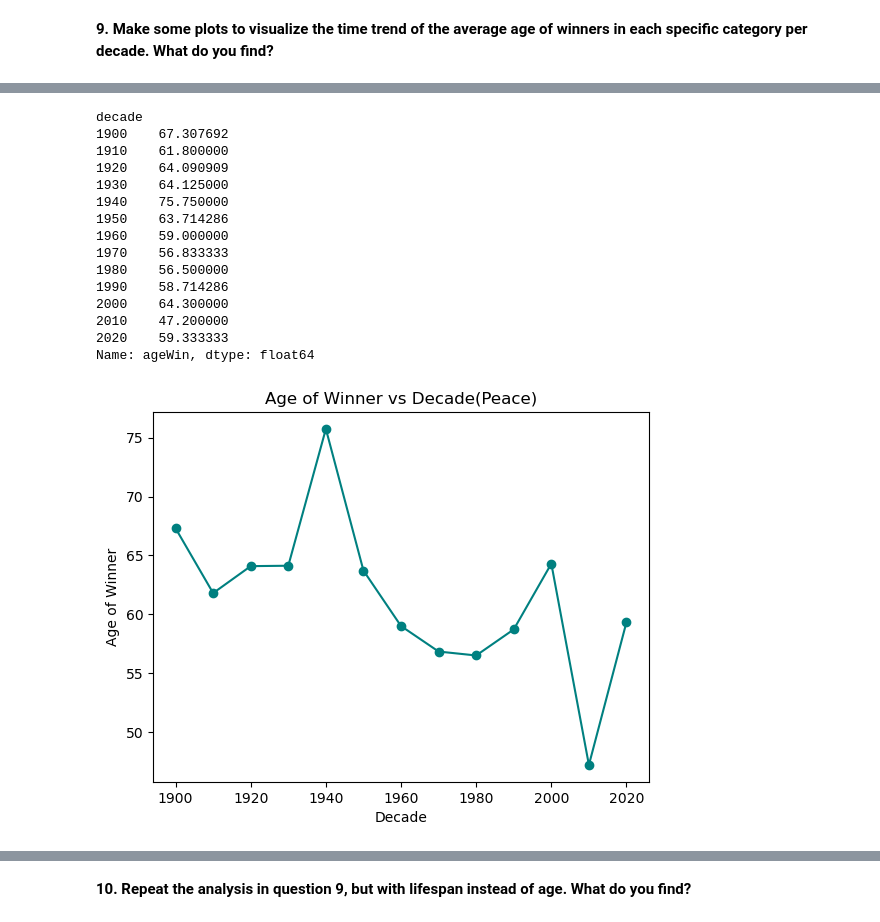
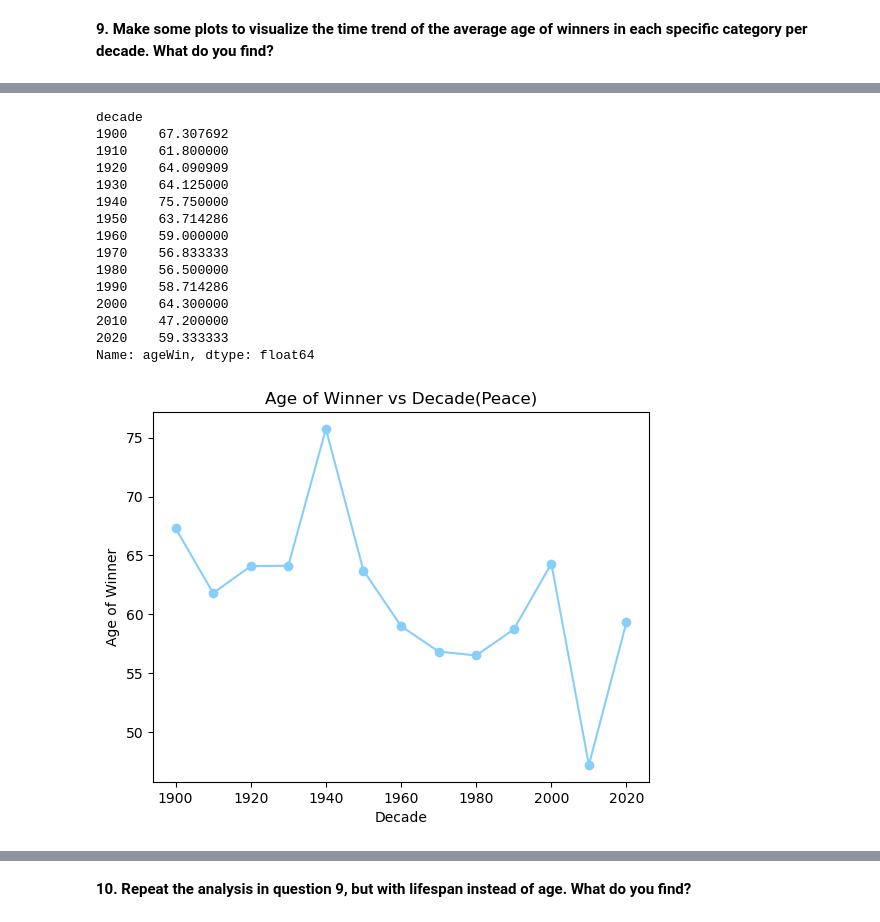
Before and after one commit to elaine-tao/COMM-337-Group-Project-1, a Jupyter notebook: Group Project 1.ipynb, the cells around one changed output, grey strips where cells are left out. Cells and saved outputs as stored; diff of their text form; code cells hidden in the pictures.

```diff
--- a/Group Project 1.ipynb
+++ b/Group Project 1.ipynb
@@ -346,32 +359,32 @@ Name: ageWin, dtype: float64
 # %%
 Pea=nobelindividual.loc[nobelindividual['category']=='Peace'].copy()
 Pea['decade']=10*(Pea['year']//10)
 Pea['decade']=Pea['decade'].astype('int64')
 avg_ageWin_dec=Pea.groupby('decade')['ageWin'].mean()
 print(avg_ageWin_dec)
 
-avg_ageWin_dec.plot( **{'color': 'teal', 'marker': 'o'})
+avg_ageWin_dec.plot( **{'color': 'lightskyblue', 'marker': 'o'})
 plt.xlabel("Decade")
 plt.ylabel("Age of Winner")
 plt.title("Age of Winner vs Decade(Peace)")
 plt.show()
 # %% [output]
 decade
 1900    67.307692
 1910    61.800000
 1920    64.090909
 1930    64.125000
 1940    75.750000
 1950    63.714286
 1960    59.000000
 1970    56.833333
 1980    56.500000
 1990    58.714286
 2000    64.300000
 2010    47.200000
 2020    59.333333
 Name: ageWin, dtype: float64
-[figure, old version]
+[figure, new version]
 # %%
 Phy=nobelindividual.loc[nobelindividual['category']=='Physics'].copy()
 Phy['decade']=10*(Phy['year']//10)
```
Also changed, not shown: parts of 23 cells of this notebook.
